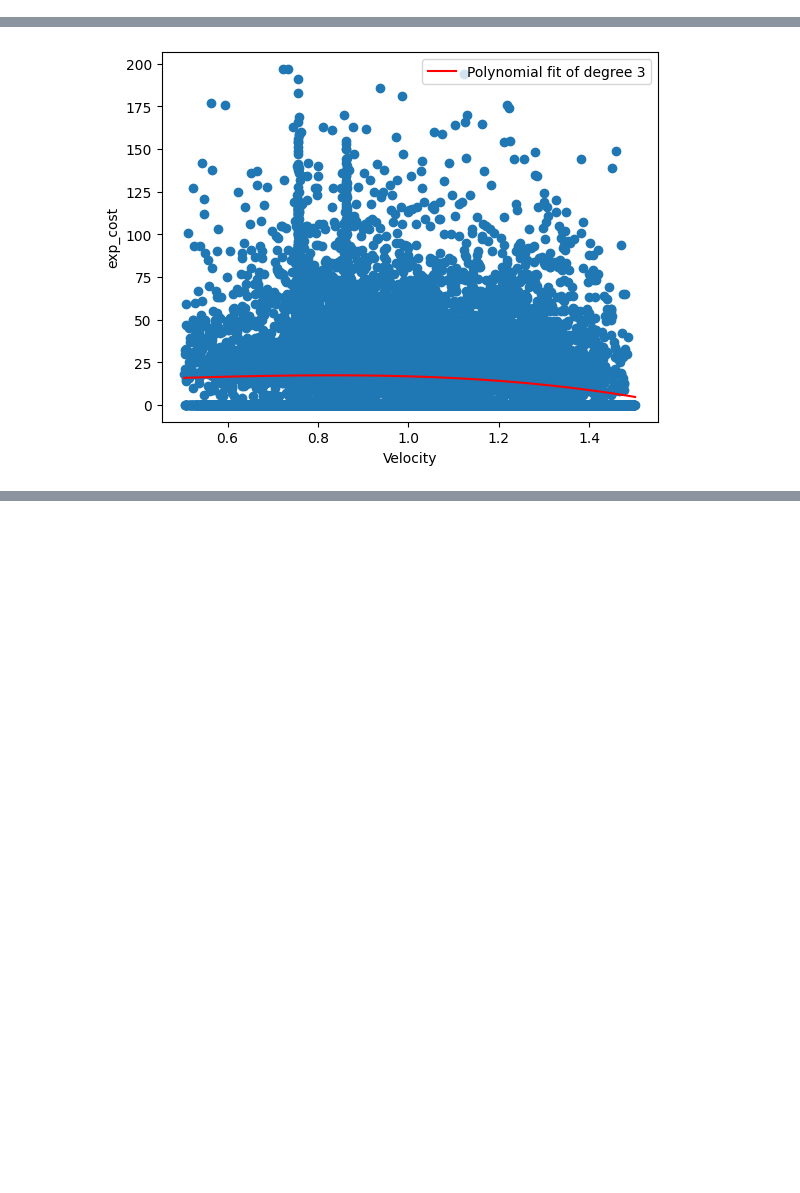
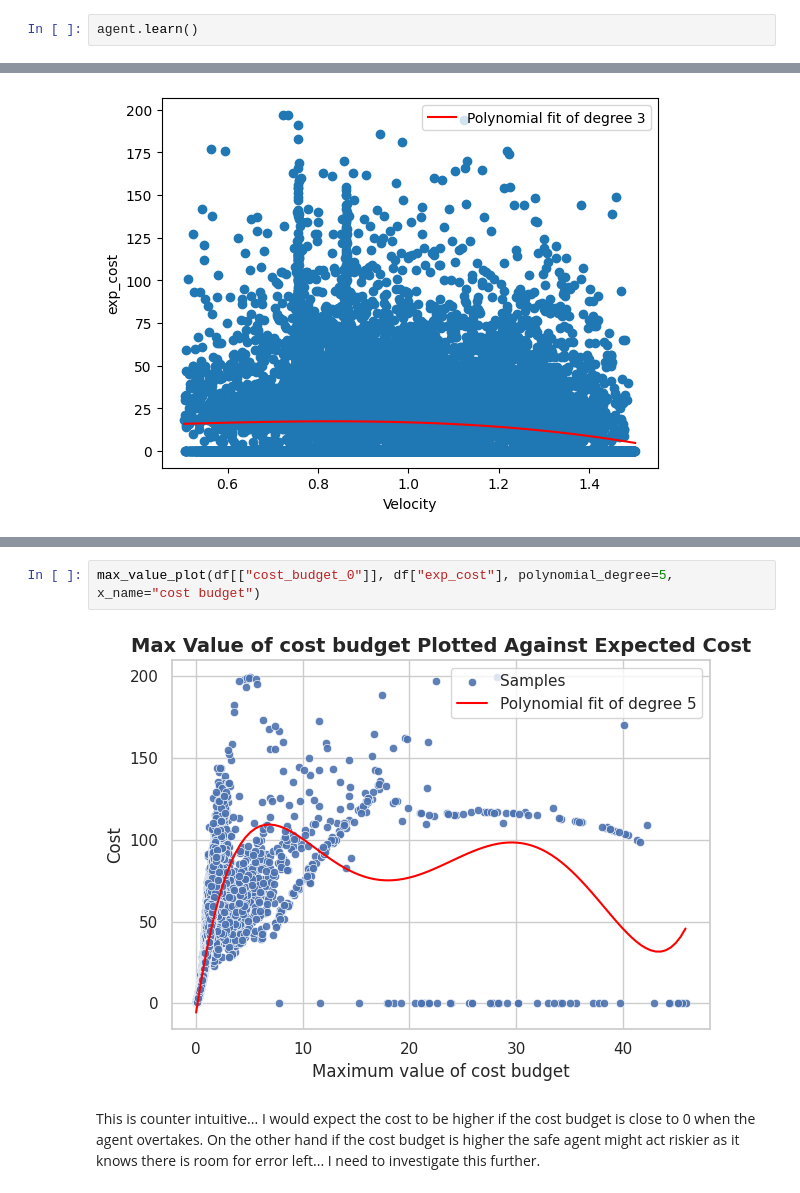
Before and after one commit to Shirkanzilla/predictive-control-switch, a Jupyter notebook: predictive_control_switch/dataset_creation/create_dataset.ipynb, the cells around one changed output, grey strips where cells are left out. Saved outputs shown, nothing was run; the diff lists cells and outputs as text; blank space fills up the shorter version.

```diff
--- a/predictive_control_switch/dataset_creation/create_dataset.ipynb
+++ b/predictive_control_switch/dataset_creation/create_dataset.ipynb
@@ -13,0 +44,2 @@ import matplotlib.pyplot as plt
+# %%
+agent.learn()
@@ -505,0 +630,6 @@ velocity_direction_plot(df_aligned["velocimeter0"], df_aligned["velocimeter1"],
+# %%
+max_value_plot(df[["cost_budget_0"]], df["exp_cost"], polynomial_degree=5, x_name="cost budget")
+# %% [output]
+[figure, added]
+# %% [markdown]
+This is counter intuitive... I would expect the cost to be higher if the cost budget is close to 0 when the agent overtakes. On the other hand if the cost budget is higher the safe agent might act riskier as it knows there is room for error left... I need to investigate this further.
```
Also changed, not shown: parts of 30 cells of this notebook, 26 other files.
